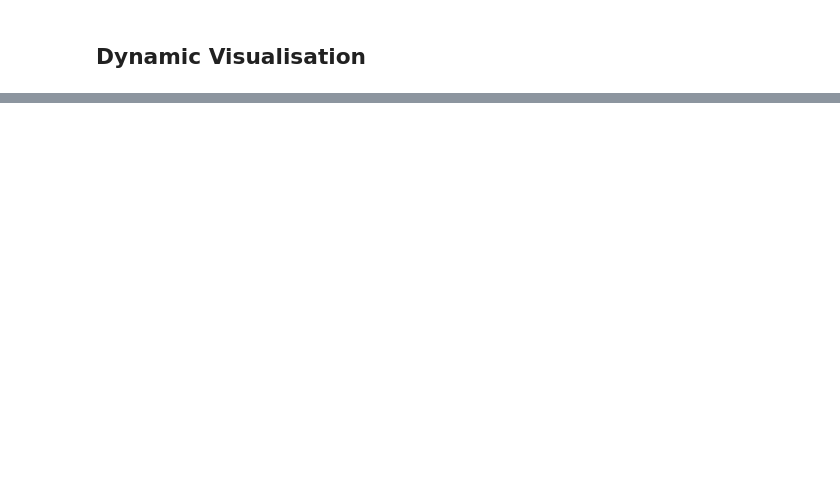
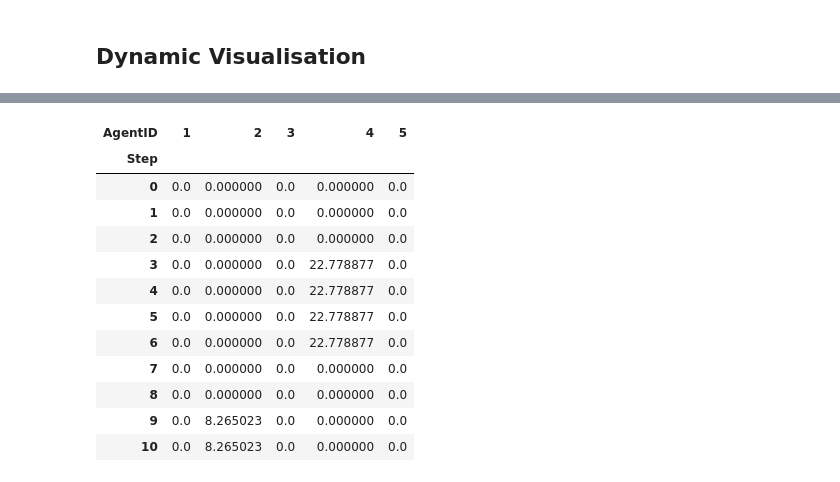
Before and after one commit to AndilexDlongs/social-contagion-abm, a Jupyter notebook: preliminary_models/social_contagion_abm.ipynb, the cells around one changed output, grey strips where cells are left out. Saved outputs shown, nothing was run; the diff lists cells and outputs as text; code cells hidden in the pictures; blank space fills up the shorter version.

```diff
--- a/preliminary_models/social_contagion_abm.ipynb
+++ b/preliminary_models/social_contagion_abm.ipynb
@@ -168,6 +170,31 @@ def num_interactions(model):
     interacted = sum(1 for a in model.agents if getattr(a, "has_interacted", False))
     # each interaction sets two agents → divide by 2
     return interacted // 2
+
+def vote_count_for(model, party_name):
+    """Count how many agents are affiliated with `party_name`."""
+    return sum(1 for a in model.agents if a.party_affiliation == party_name)
+
+def vote_counts(model):
+    """Return dict of counts per party (useful but not directly plotable)."""
+    counts = {}
+    for p in model.parties:
+        counts[p.name] = vote_count_for(model, p.name)
+    # You might also count “Undecided”
+    counts["Undecided"] = sum(1 for a in model.agents if a.party_affiliation == "Undecided")
+    return counts
+
+def count_Conservatism(model):
+    return vote_count_for(model, "Conservatism")
+
+def count_Socialism(model):
+    return vote_count_for(model, "Socialism")
+
+def count_Liberalism(model):
+    return vote_count_for(model, "Liberalism")
+
+def count_Undecided(model):
+    return vote_count_for(model, "Undecided")
 # %%
 class Environment(mesa.Model):
     """Environment with agents, parties, and interactions."""
@@ -348,0 +397,20 @@ page
+# %%
+agent_df = social_contagion.datacollector.get_agent_vars_dataframe()
+dist_by_agent = agent_df["distance_from_party"].unstack(level="AgentID")
+switch_df = agent_df["switched"].unstack(level="AgentID")
+# %%
+display(dist_by_agent)
+# %% [output]
+| AgentID | 1 | 2 | 3 | 4 | 5 |
+| Step |  |  |  |  |  |
+| 0 | 0.0 | 0.000000 | 0.0 | 0.000000 | 0.0 |
+| 1 | 0.0 | 0.000000 | 0.0 | 0.000000 | 0.0 |
+| 2 | 0.0 | 0.000000 | 0.0 | 0.000000 | 0.0 |
+| 3 | 0.0 | 0.000000 | 0.0 | 22.778877 | 0.0 |
+| 4 | 0.0 | 0.000000 | 0.0 | 22.778877 | 0.0 |
+| 5 | 0.0 | 0.000000 | 0.0 | 22.778877 | 0.0 |
+| 6 | 0.0 | 0.000000 | 0.0 | 22.778877 | 0.0 |
+| 7 | 0.0 | 0.000000 | 0.0 | 0.000000 | 0.0 |
+| 8 | 0.0 | 0.000000 | 0.0 | 0.000000 | 0.0 |
+| 9 | 0.0 | 8.265023 | 0.0 | 0.000000 | 0.0 |
+| 10 | 0.0 | 8.265023 | 0.0 | 0.000000 | 0.0 |
```
Also changed, not shown: parts of 9 cells of this notebook.
